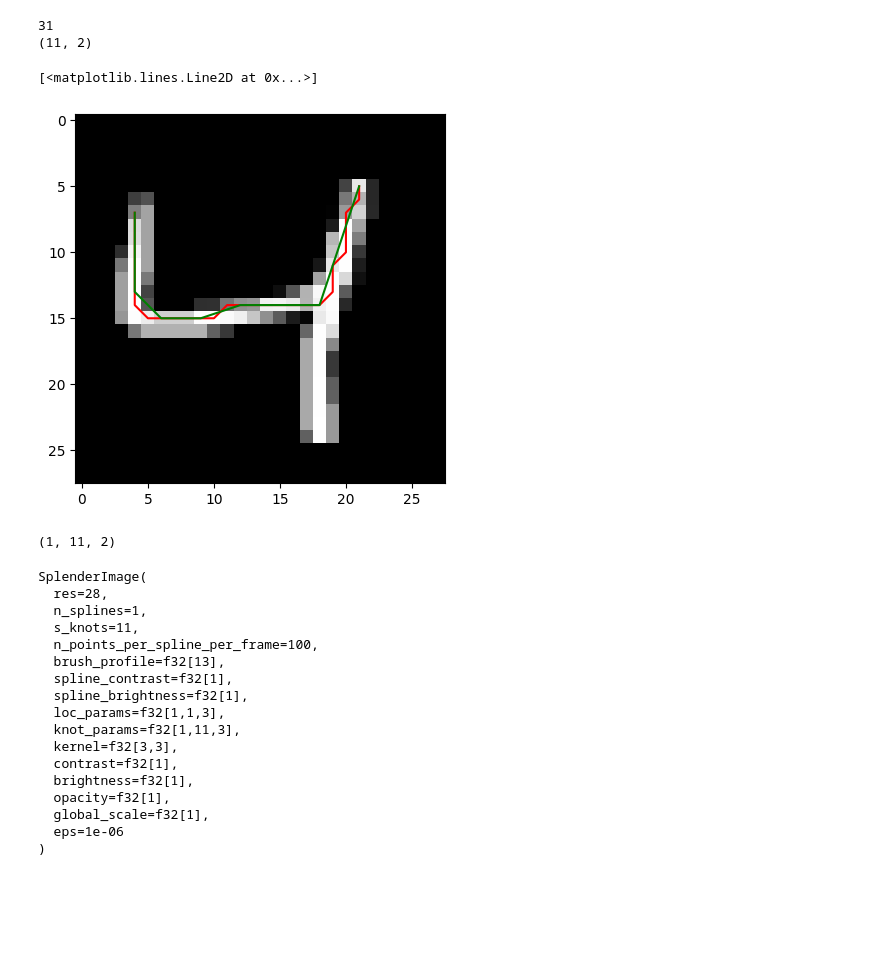
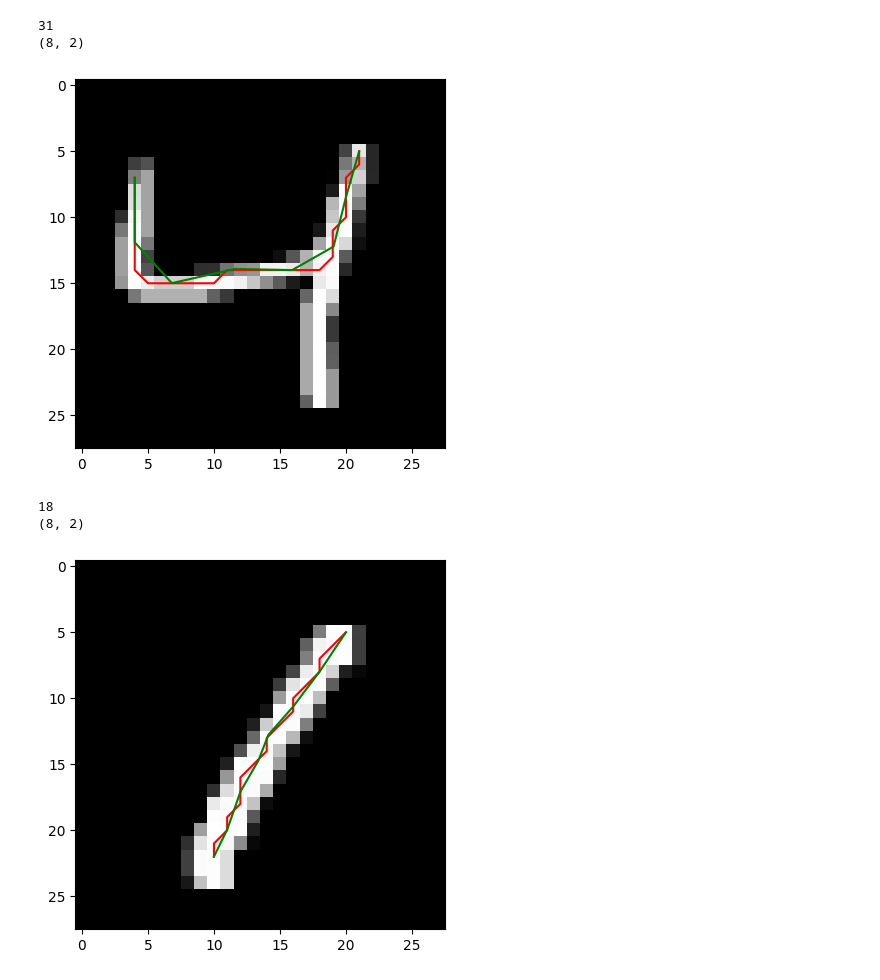
Before and after one commit to kirkegaardlab/splender, a Jupyter notebook: test.ipynb, the cells around one changed output. Cells and saved outputs as stored; diff of their text form; code cells hidden in the pictures; blank space fills up the shorter version.

```diff
--- a/test.ipynb
+++ b/test.ipynb
@@ -13,21 +52,25 @@ dat = np.loadtxt('mnist_train.csv', delimiter=',')
 # %%
 i = 2
-img = dat[i, 1:].reshape(28, 28)
-img = img / 255.0
-path = get_splines_from_frame(img, 0.1)[0][:, ::-1]
-print(len(path))
-init_spline = np.array(path).astype(np.float32)
-init_spline = init_spline[::(init_spline.shape[0] // 8)]
-print(init_spline.shape)
-plt.imshow(img, cmap='gray')
-plt.plot(path[:, 0], path[:, 1], 'r-')
-plt.plot(init_spline[:, 0], init_spline[:, 1], 'g-')
+images = []
+init_splines = []
+for i in [2, 3]:
+    img = dat[i, 1:].reshape(28, 28)
+    img = img / 255.0
+    images.append(img)
+    path = get_splines_from_frame(img, 0.1)[0][:, ::-1]
+    print(len(path))
+    init_spline = np.array(path).astype(np.float32)
+    init_spline = downsample_points(init_spline)
+    init_splines.append(init_spline[None])
+    print(init_spline.shape)
+    plt.imshow(img, cmap='gray')
+    plt.plot(path[:, 0], path[:, 1], 'r-')
+    plt.plot(init_spline[:, 0], init_spline[:, 1], 'g-')
+    plt.show()
 # %% [output]
 31
-(11, 2)
+(8, 2)
+[figure, new version]
-[<matplotlib.lines.Line2D at 0x...>]
+18
+(8, 2)
-[figure, old version]
+[figure, added]
-# %%
-jnp.array(init_spline)[None].shape
-# %% [output]
-(1, 11, 2)
@@ -38,20 +82,0 @@ foo = SplenderImage(random.PRNGKey(0), tmp, res = 28)
-# %%
-foo
-# %% [output]
-SplenderImage(
-  res=28,
-  n_splines=1,
-  s_knots=11,
-  n_points_per_spline_per_frame=100,
-  brush_profile=f32[13],
-  spline_contrast=f32[1],
-  spline_brightness=f32[1],
-  loc_params=f32[1,1,3],
-  knot_params=f32[1,11,3],
-  kernel=f32[3,3],
-  contrast=f32[1],
-  brightness=f32[1],
-  opacity=f32[1],
-  global_scale=f32[1],
-  eps=1e-06
-)
```
Also changed, not shown: parts of 19 cells of this notebook, 1 other file.
